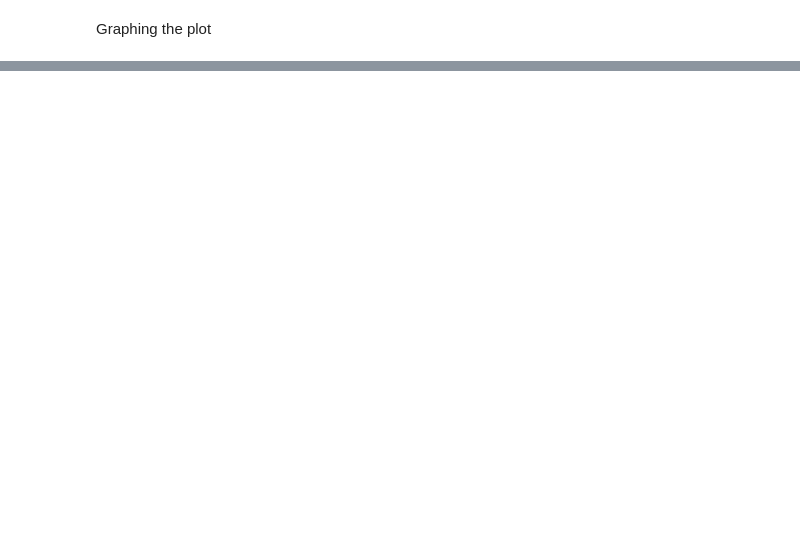
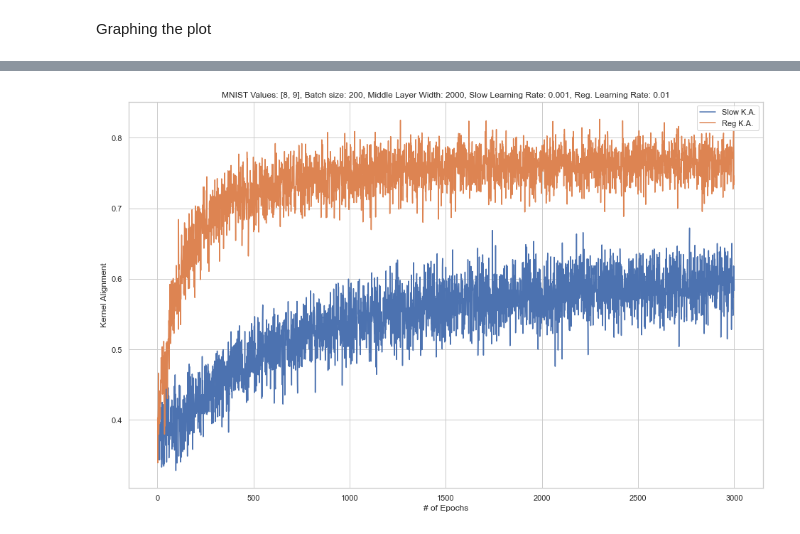
Before and after one commit to glomerulus-lab/slow-feature-learning, a Jupyter notebook: exploratory.ipynb, the cells around one changed output, grey strips where cells are left out. Saved outputs shown, nothing was run; the diff lists cells and outputs as text; code cells hidden in the pictures; blank space fills up the shorter version.

```diff
--- a/exploratory.ipynb
+++ b/exploratory.ipynb
@@ -46,0 +64,9 @@ plt.ylabel("Error Rate (%)");
+# %%
+sns.set(rc = {'figure.figsize':(16,10)}) # setting figure size
+sns.set_style('whitegrid') # setting seaborn theme
+plot = sns.lineplot(data=df[["Slow K.A.", "Reg K.A."]], dashes=False);
+plot.set_title("MNIST Values: [8, 9], Batch size: 200, Middle Layer Width: 2000, Slow Learning Rate: 0.001, Reg. Learning Rate: 0.01")
+plt.xlabel("# of Epochs");
+plt.ylabel("Kernel Alignment");
+# %% [output]
+[figure, added]
```
Also changed, not shown: parts of 5 cells of this notebook, 2 other files.
